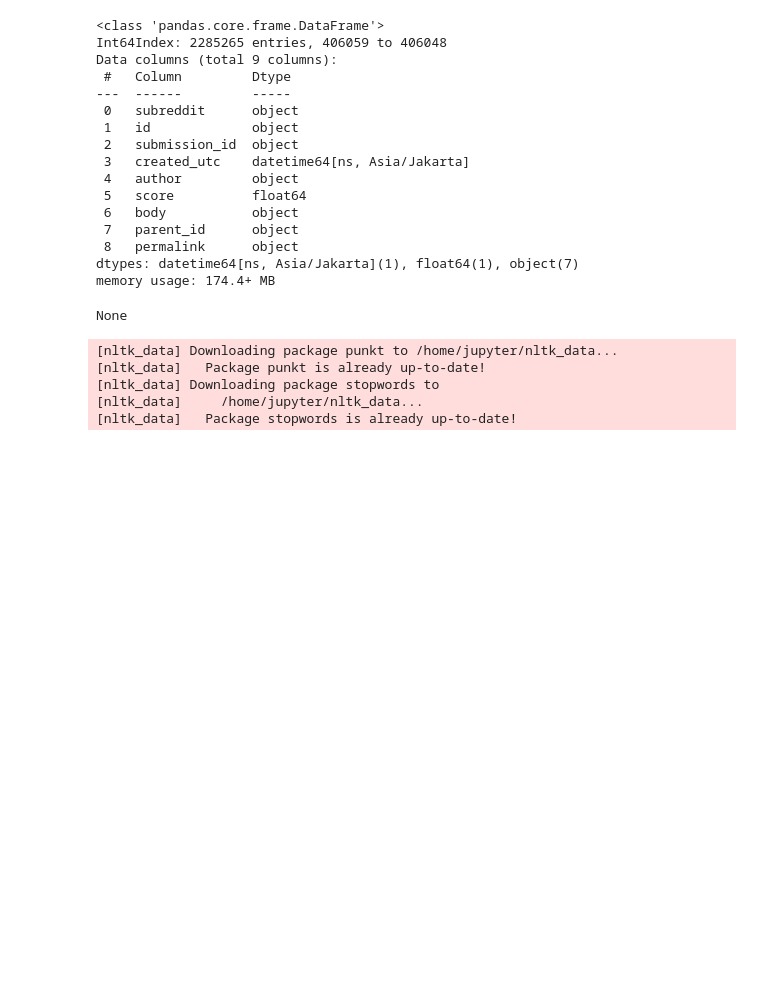
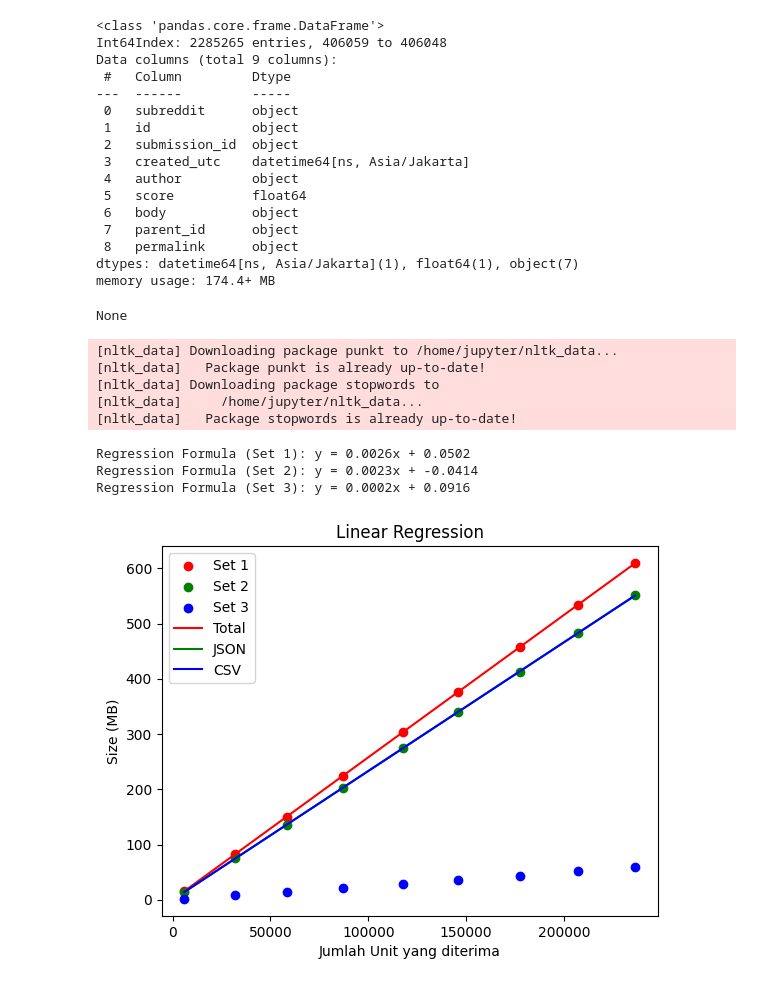
Before and after one commit to thefathan/RedditCrawler, a Jupyter notebook: src/dataprocess.ipynb, the cells around one changed output. Drawn from its saved outputs; the diff is of its cells as text; code cells hidden in the pictures; blank space fills up the shorter version.

```diff
--- a/src/dataprocess.ipynb
+++ b/src/dataprocess.ipynb
@@ -106,3 +106,72 @@ df2 = df.copy()
 
 df2['body'] = df2['body'].apply(cleaning)
 df2.to_csv("../rawdata/hololivecomments_cleaned.csv", index=False)
+# %%
+import numpy as np
+import matplotlib.pyplot as plt
+from sklearn.linear_model import LinearRegression
+
+# Define the first set of x and y data
+x1 = np.array([5956, 32128, 58256, 86960, 117877, 146100, 177287, 207165, 236340])
+y1 = np.array([15.4, 83.4, 150.2, 223.8, 303.6, 376.6, 456.8, 533.9, 609.7])
+
+# Define the second set of x and y data
+x2 = np.array([5956, 32128, 58256, 86960, 117877, 146100, 177287, 207165, 236340])
+y2 = np.array([13.9, 75.2, 135.8, 202.3, 274.4, 340.4, 413, 482.7, 551.2])
+
+# Define the third set of x and y data
+x3 = np.array([5956, 32128, 58256, 86960, 117877, 146100, 177287, 207165, 236340])
+y3 = np.array([1.5, 8.2, 14.4, 21.5, 29.2, 36.2, 43.8, 51.2, 58.5])
+
+# Reshape the x data to fit the format expected by scikit-learn
+x1 = x1.reshape(-1, 1)
+x2 = x2.reshape(-1, 1)
+x3 = x3.reshape(-1, 1)
+
+# Create and fit the linear regression model for the first set of data
+model1 = LinearRegression().fit(x1, y1)
+
+# Print the slope and intercept of the regression line for the first set of data
+slope1 = model1.coef_[0]
+intercept1 = model1.intercept_
+print(f"Regression Formula (Set 1): y = {slope1:.4f}x + {intercept1:.4f}")
+
+# Create and fit the linear regression model for the second set of data
+model2 = LinearRegression().fit(x2, y2)
+
+# Print the slope and intercept of the regression line for the second set of data
+slope2 = model2.coef_[0]
+intercept2 = model2.intercept_
+print(f"Regression Formula (Set 2): y = {slope2:.4f}x + {intercept2:.4f}")
+
+# Create and fit the linear regression model for the third set of data
+model3 = LinearRegression().fit(x3, y3)
+
+# Print the slope and intercept of the regression line for the third set of data
+slope3 = model3.coef_[0]
+intercept3 = model3.intercept_
+print(f"Regression Formula (Set 3): y = {slope3:.4f}x + {intercept3:.4f}")
+
+# Create a scatter plot of both datasets
+plt.scatter(x1, y1, color="red", label="Set 1")
+plt.scatter(x2, y2, color="green", label="Set 2")
+plt.scatter(x3, y3, color="blue", label="Set 3")
+
+# Add the regression lines to the plot
+plt.plot(x1, model1.predict(x1), color="red", label="Total")
+plt.plot(x2, model2.predict(x2), color="green", label="JSON")
+plt.plot(x3, model2.predict(x3), color="blue", label="CSV")
+
+# Add labels and legend to the plot
+plt.xlabel('Jumlah Unit yang diterima')
+plt.ylabel('Size (MB)')
+plt.title('Linear Regression')
+plt.legend()
+
+# Show the plot
+plt.show()
+# %% [output]
+Regression Formula (Set 1): y = 0.0026x + 0.0502
+Regression Formula (Set 2): y = 0.0023x + -0.0414
+Regression Formula (Set 3): y = 0.0002x + 0.0916
+[figure, added]
```
